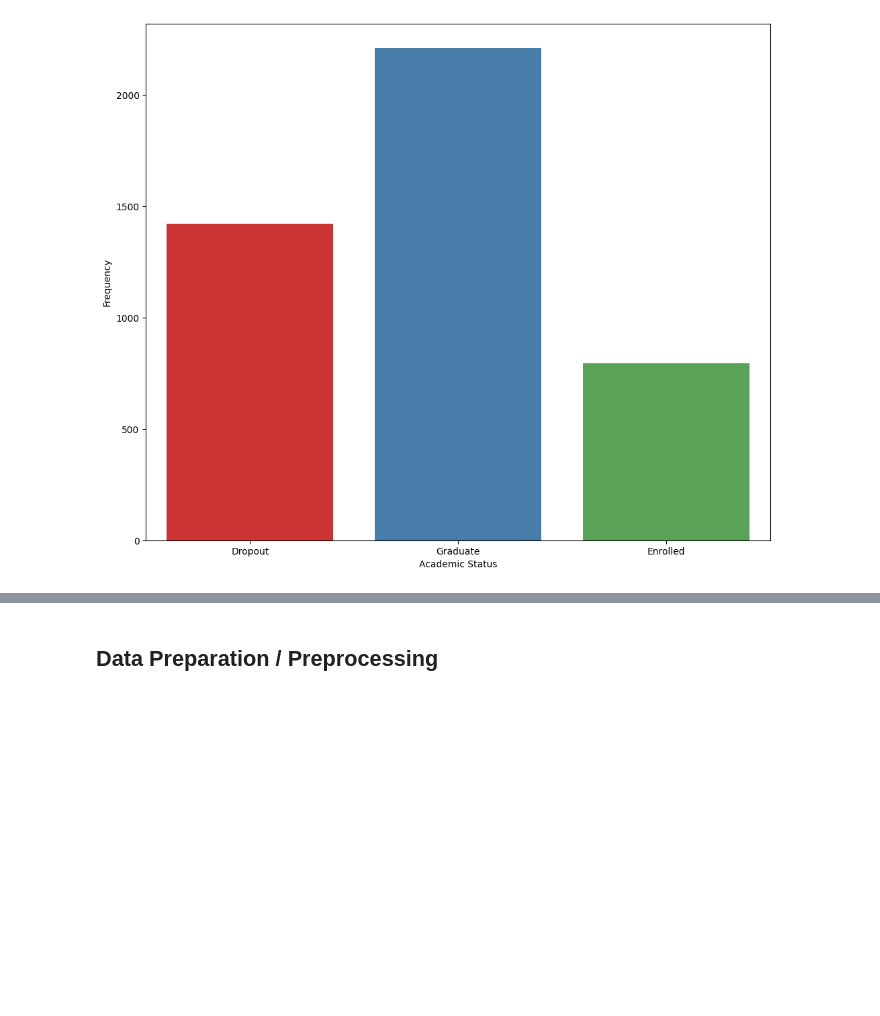
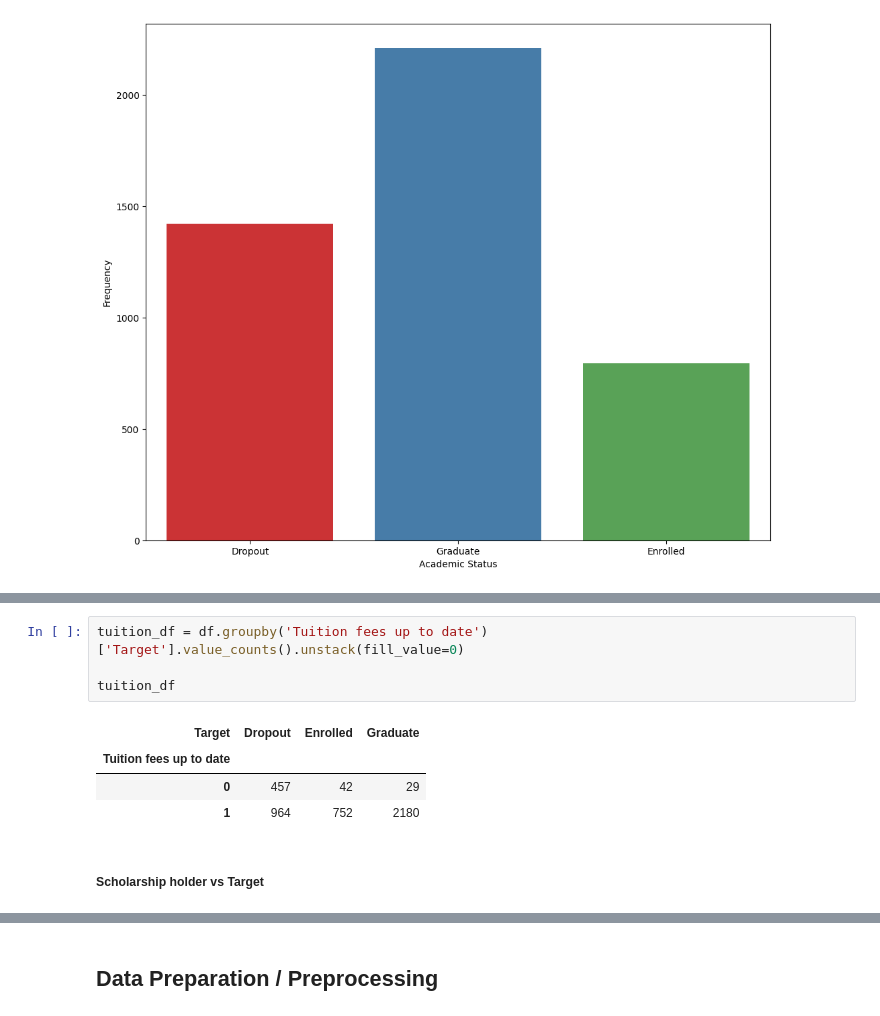
Before and after one commit to Sulbae/Student-s-Performances-Dashboard, a Jupyter notebook: notebook.ipynb, the cells around one changed output, grey strips where cells are left out. Saved outputs shown, nothing was run; the diff lists cells and outputs as text; blank space fills up the shorter version.

```diff
--- a/notebook.ipynb
+++ b/notebook.ipynb
@@ -692,0 +753,11 @@ Passing `palette` without assigning `hue` is deprecated and will be removed in v
+# %%
+tuition_df = df.groupby('Tuition fees up to date')['Target'].value_counts().unstack(fill_value=0)
+
+tuition_df
+# %% [output]
+| Target | Dropout | Enrolled | Graduate |
+| Tuition fees up to date |  |  |  |
+| 0 | 457 | 42 | 29 |
+| 1 | 964 | 752 | 2180 |
+# %% [markdown]
+##### Scholarship holder vs Target
```
Also changed, not shown: parts of 13 cells of this notebook.
